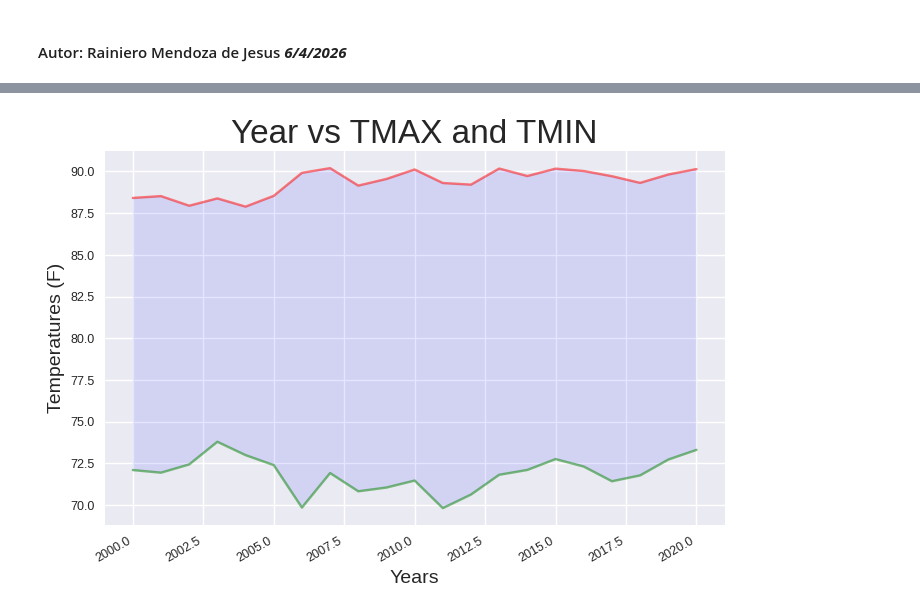
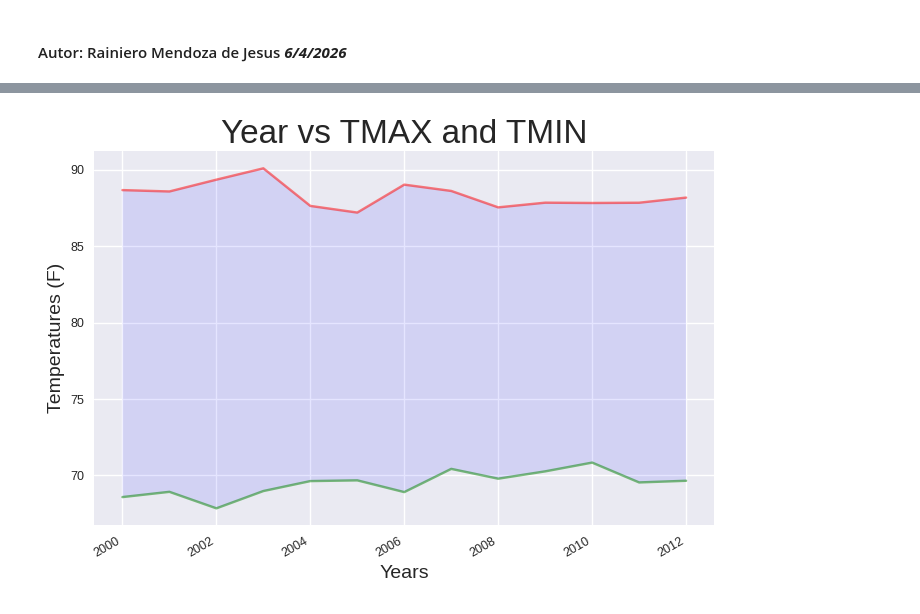
Before and after one commit to RainieroMendozaJesus/climate-data-project, a Jupyter notebook: notebooks/puerto_plata.ipynb, the cells around one changed output, grey strips where cells are left out. Cells and saved outputs as stored; diff of their text form; code cells hidden in the pictures.

```diff
--- a/notebooks/puerto_plata.ipynb
+++ b/notebooks/puerto_plata.ipynb
@@ -125,7 +130,14 @@ print(data[:2])
 # %%
 # We create lists where we store the data already processed and ready to graph
 
-years, anual_tmaxs, anual_tmins, anual_tavgs = [], [], [], []
+years, anual_tmaxs, anual_tmins = [], [], []
+anual_tavgs = []
+
+years_parte1, tmaxs_parte1, tmins_parte1 = [], [], []
+tavgs_parte1 = []
+
+years_parte2, tmaxs_parte2, tmins_parte2 = [], [], []
+tavgs_parte2 = []
 # %%
 # Once the data is grouped, we perform the desired operations
 
@@ -213,20 +250,20 @@ plt.show()
 # %%
-# Make a plot, Year vs TMAX and TMIN
+# Make a plot, 2000-2012 Year vs TMAX and TMIN
 
 plt.style.use('seaborn-v0_8')
 
 fig, ax = plt.subplots()
 title = "Year vs TMAX and TMIN"
-ax.plot(years, anual_tmaxs, color='red', alpha=0.5)
-ax.plot(years, anual_tmins, color='green', alpha=0.5)
-ax.fill_between(years, anual_tmaxs, anual_tmins, alpha=0.1, facecolor='blue')
+ax.plot(years_parte1, tmaxs_parte1, color='red', alpha=0.5)
+ax.plot(years_parte1, tmins_parte1, color='green', alpha=0.5)
+ax.fill_between(years_parte1, tmaxs_parte1, tmins_parte1, alpha=0.1, facecolor='blue')
 
 ax.set_ylabel('Temperatures (F)', fontsize=14)
 ax.set_xlabel('Years', fontsize=14)
 ax.set_title(title, fontsize=24)
 ax.tick_params(labelsize=9)
 fig.autofmt_xdate()
 
 plt.show()
 # %% [output]
-[figure, old version]
+[figure, new version]
```
Also changed, not shown: parts of 23 cells of this notebook, 1 other file.
